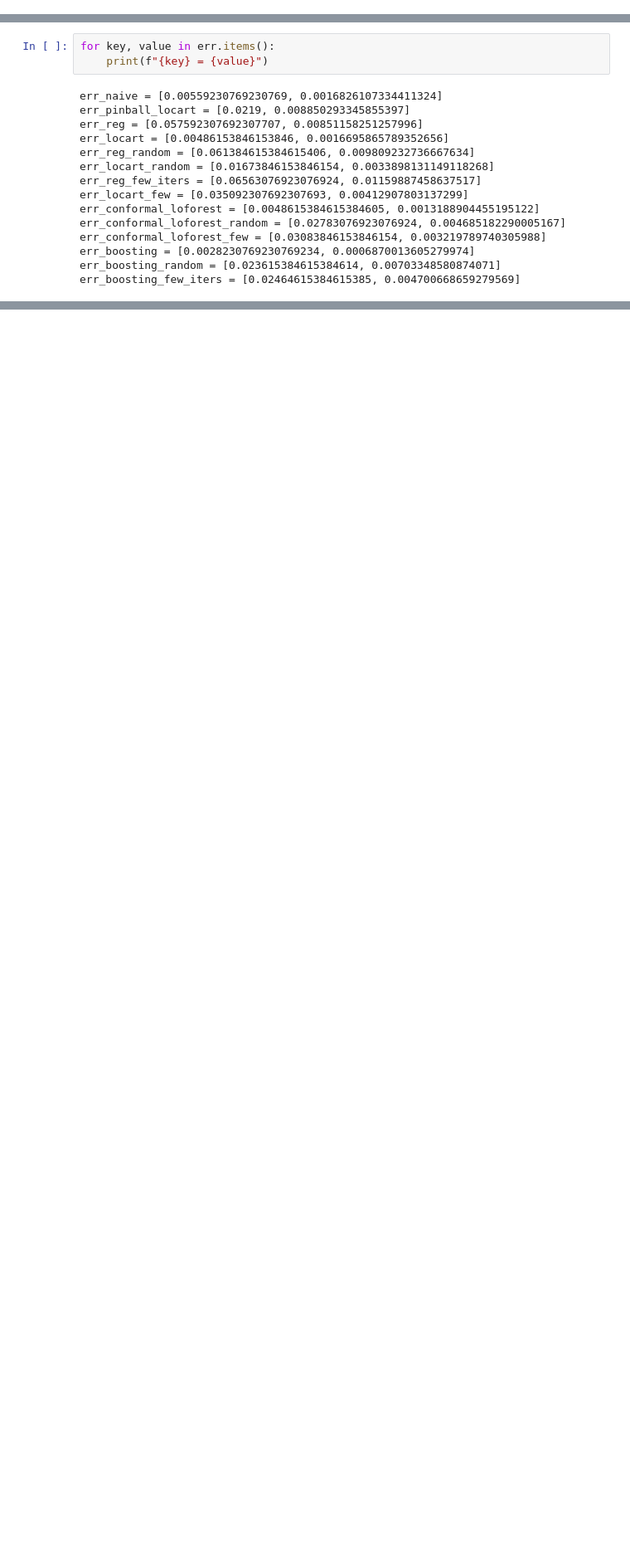
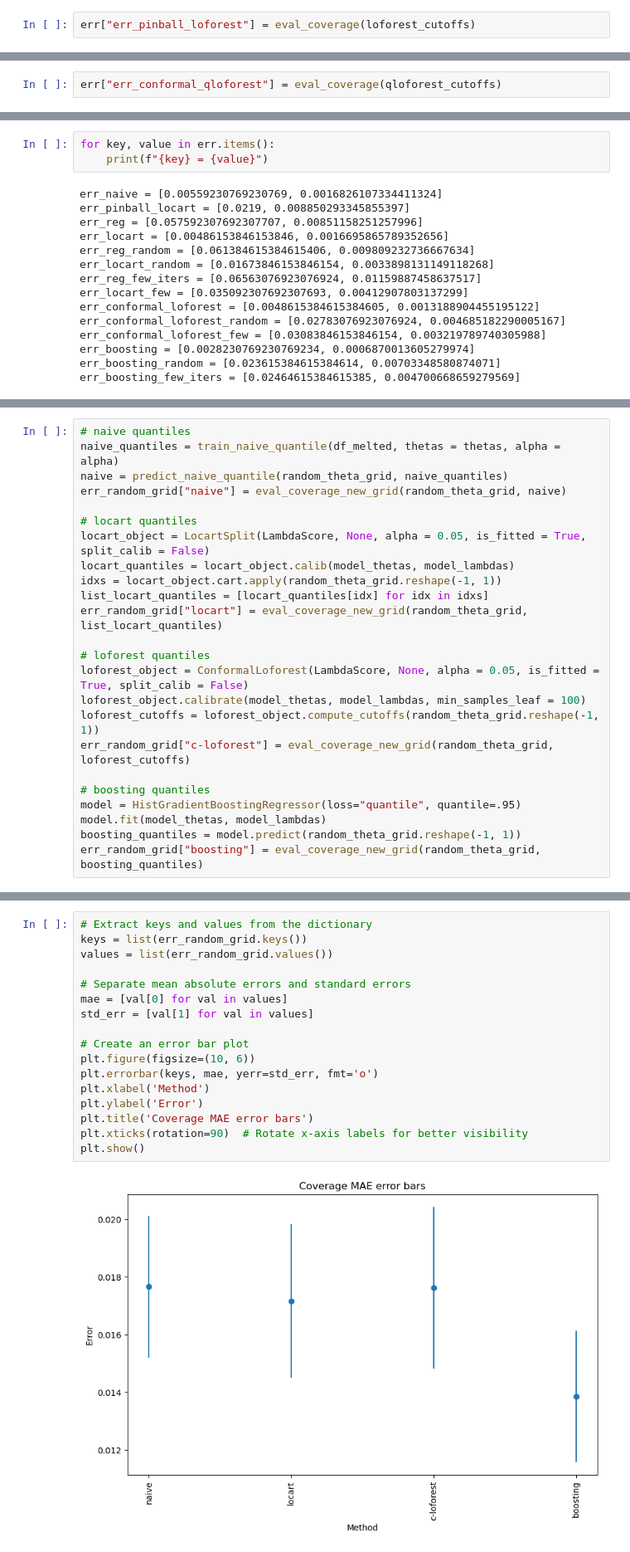
Before and after one commit to Monoxido45/CSI, a Jupyter notebook: experiments/pinball.ipynb, the cells around one changed output, grey strips where cells are left out. Shown at 83% size. Saved outputs shown, nothing was run; the diff lists cells and outputs as text; blank space fills up the shorter version.

```diff
--- a/experiments/pinball.ipynb
+++ b/experiments/pinball.ipynb
@@ -537,3 +558,5 @@ alpha for theta=6.0 : 0.0064 --- quantile: 0.0013328859137119006
 alpha for theta=6.5 : 0.0099 --- quantile: 0.001003439192977573
 mean absolute error: 0.03083846153846154
 standard error: 0.003219789740305988
+# %%
+err["err_pinball_loforest"] = eval_coverage(loforest_cutoffs)
@@ -539,0 +578,2 @@ standard error: 0.003219789740305988
+# %%
+err["err_conformal_qloforest"] = eval_coverage(qloforest_cutoffs)
@@ -710,0 +809,24 @@ plt.show()
+# %%
+# naive quantiles
+naive_quantiles = train_naive_quantile(df_melted, thetas = thetas, alpha = alpha)
+naive = predict_naive_quantile(random_theta_grid, naive_quantiles)
+err_random_grid["naive"] = eval_coverage_new_grid(random_theta_grid, naive)
+
+# locart quantiles
+locart_object = LocartSplit(LambdaScore, None, alpha = 0.05, is_fitted = True, split_calib = False)
+locart_quantiles = locart_object.calib(model_thetas, model_lambdas)
+idxs = locart_object.cart.apply(random_theta_grid.reshape(-1, 1))
+list_locart_quantiles = [locart_quantiles[idx] for idx in idxs]
+err_random_grid["locart"] = eval_coverage_new_grid(random_theta_grid, list_locart_quantiles)
+
+# loforest quantiles
+loforest_object = ConformalLoforest(LambdaScore, None, alpha = 0.05, is_fitted = True, split_calib = False)
+loforest_object.calibrate(model_thetas, model_lambdas, min_samples_leaf = 100)
+loforest_cutoffs = loforest_object.compute_cutoffs(random_theta_grid.reshape(-1, 1))
+err_random_grid["c-loforest"] = eval_coverage_new_grid(random_theta_grid, loforest_cutoffs)
+
+# boosting quantiles
+model = HistGradientBoostingRegressor(loss="quantile", quantile=.95)
+model.fit(model_thetas, model_lambdas)
+boosting_quantiles = model.predict(random_theta_grid.reshape(-1, 1))
+err_random_grid["boosting"] = eval_coverage_new_grid(random_theta_grid, boosting_quantiles)
@@ -710,0 +853,19 @@ plt.show()
+# %%
+# Extract keys and values from the dictionary
+keys = list(err_random_grid.keys())
+values = list(err_random_grid.values())
+
+# Separate mean absolute errors and standard errors
+mae = [val[0] for val in values]
+std_err = [val[1] for val in values]
+
+# Create an error bar plot
+plt.figure(figsize=(10, 6))
+plt.errorbar(keys, mae, yerr=std_err, fmt='o')
+plt.xlabel('Method')
+plt.ylabel('Error')
+plt.title('Coverage MAE error bars')
+plt.xticks(rotation=90)  # Rotate x-axis labels for better visibility
+plt.show()
+# %% [output]
+[figure, added]
```
Also changed, not shown: parts of 22 cells of this notebook, 1 other file.
